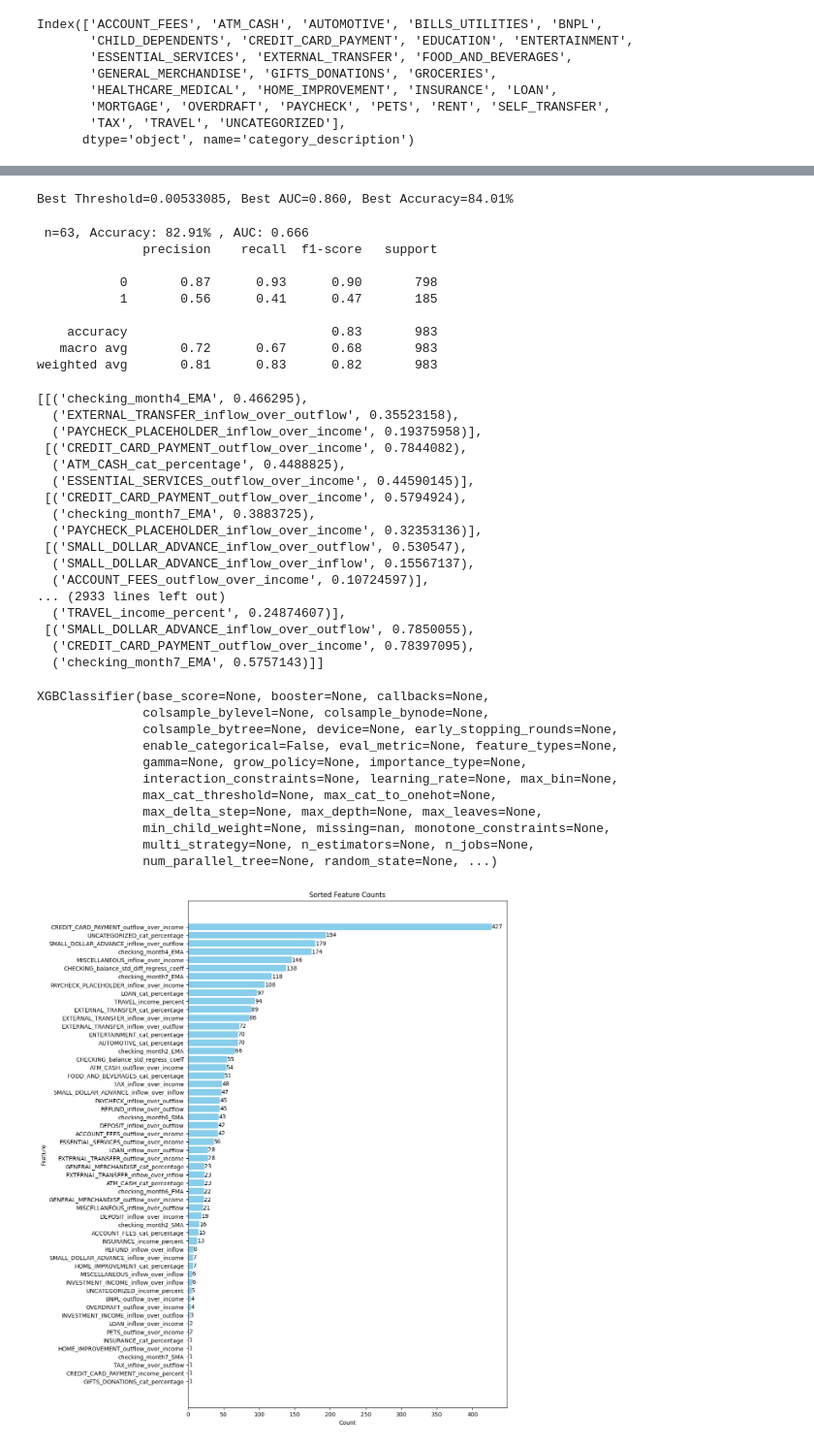
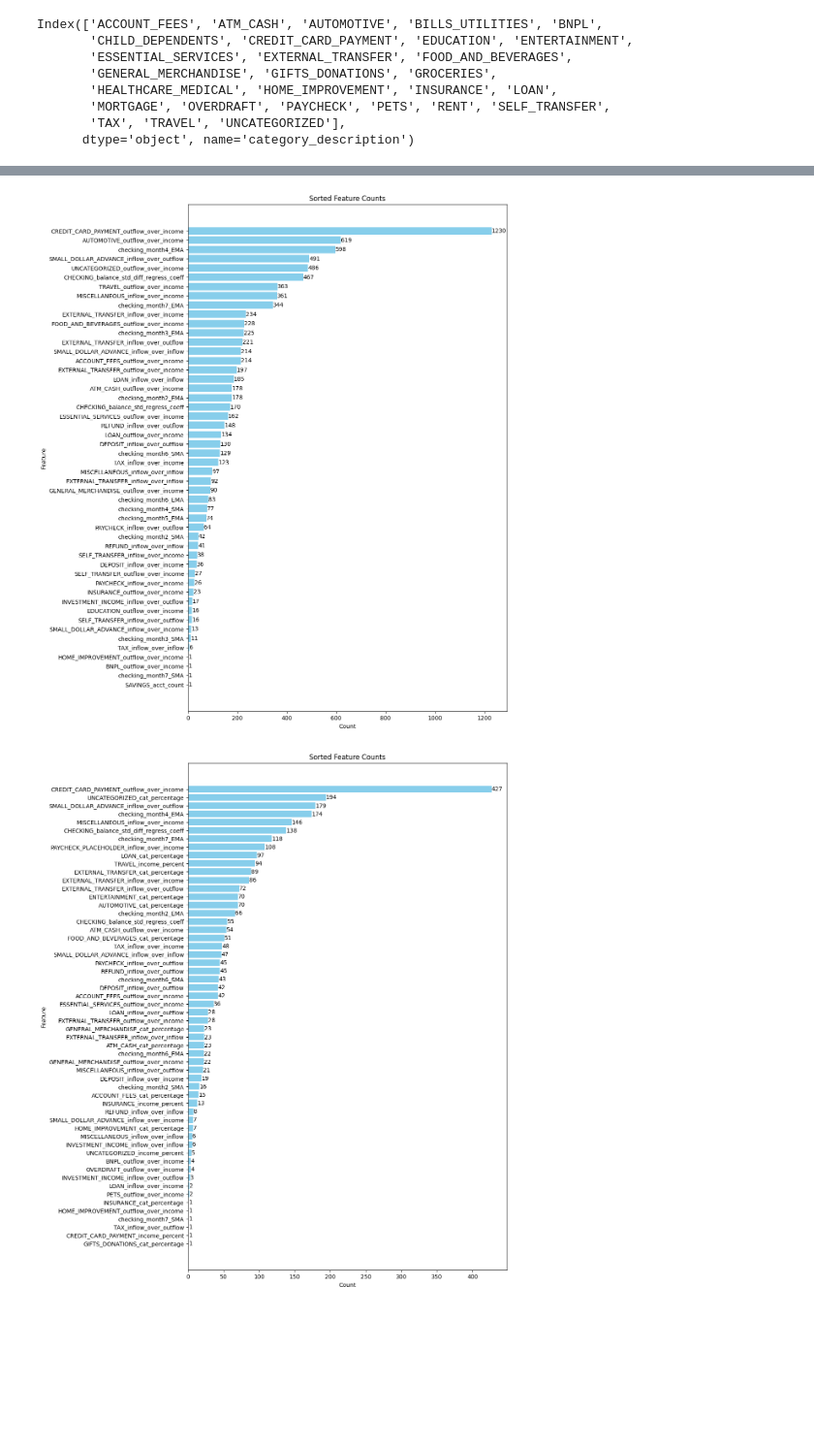
Before and after one commit to daphneyyy/dsc-capstone-project, a Jupyter notebook: test.ipynb, the cells around one changed output, grey strips where cells are left out. Shown at 97% size. Saved outputs shown, nothing was run; the diff lists cells and outputs as text; code cells hidden in the pictures; blank space fills up the shorter version.

```diff
--- a/test.ipynb
+++ b/test.ipynb
@@ -229,50 +76,0 @@ ValueError: X has a different shape than during fitting.
-# %%
-best_thresh = evaluate_features(X,y)
-# %% [output]
-Best Threshold=0.00533085, Best AUC=0.860, Best Accuracy=84.01%
-# %%
-reason, model = run_model(X, y, best_thresh)
-# %% [output]
- n=63, Accuracy: 82.91% , AUC: 0.666
-              precision    recall  f1-score   support
-
-           0       0.87      0.93      0.90       798
-           1       0.56      0.41      0.47       185
-
-    accuracy                           0.83       983
-   macro avg       0.72      0.67      0.68       983
-weighted avg       0.81      0.83      0.82       983
-# %%
-reason
-# %% [output]
-[[('checking_month4_EMA', 0.466295),
-  ('EXTERNAL_TRANSFER_inflow_over_outflow', 0.35523158),
-  ('PAYCHECK_PLACEHOLDER_inflow_over_income', 0.19375958)],
- [('CREDIT_CARD_PAYMENT_outflow_over_income', 0.7844082),
-  ('ATM_CASH_cat_percentage', 0.4488825),
-  ('ESSENTIAL_SERVICES_outflow_over_income', 0.44590145)],
- [('CREDIT_CARD_PAYMENT_outflow_over_income', 0.5794924),
-  ('checking_month7_EMA', 0.3883725),
-  ('PAYCHECK_PLACEHOLDER_inflow_over_income', 0.32353136)],
- [('SMALL_DOLLAR_ADVANCE_inflow_over_outflow', 0.530547),
-  ('SMALL_DOLLAR_ADVANCE_inflow_over_inflow', 0.15567137),
-  ('ACCOUNT_FEES_outflow_over_income', 0.10724597)],
-... (2933 lines left out)
-  ('TRAVEL_income_percent', 0.24874607)],
- [('SMALL_DOLLAR_ADVANCE_inflow_over_outflow', 0.7850055),
-  ('CREDIT_CARD_PAYMENT_outflow_over_income', 0.78397095),
-  ('checking_month7_EMA', 0.5757143)]]
-# %%
-model
-# %% [output]
-XGBClassifier(base_score=None, booster=None, callbacks=None,
-              colsample_bylevel=None, colsample_bynode=None,
-              colsample_bytree=None, device=None, early_stopping_rounds=None,
-              enable_categorical=False, eval_metric=None, feature_types=None,
-              gamma=None, grow_policy=None, importance_type=None,
-              interaction_constraints=None, learning_rate=None, max_bin=None,
-              max_cat_threshold=None, max_cat_to_onehot=None,
-              max_delta_step=None, max_depth=None, max_leaves=None,
-              min_child_weight=None, missing=nan, monotone_constraints=None,
-              multi_strategy=None, n_estimators=None, n_jobs=None,
-              num_parallel_tree=None, random_state=None, ...)
@@ -285 +77,5 @@ XGBClassifier(base_score=None, booster=None, callbacks=None,
+# %%
+explanation(reasons)
+# %% [output]
+[figure, added]
 # %%
```
Also changed, not shown: parts of 8 cells of this notebook, 7 other files.
